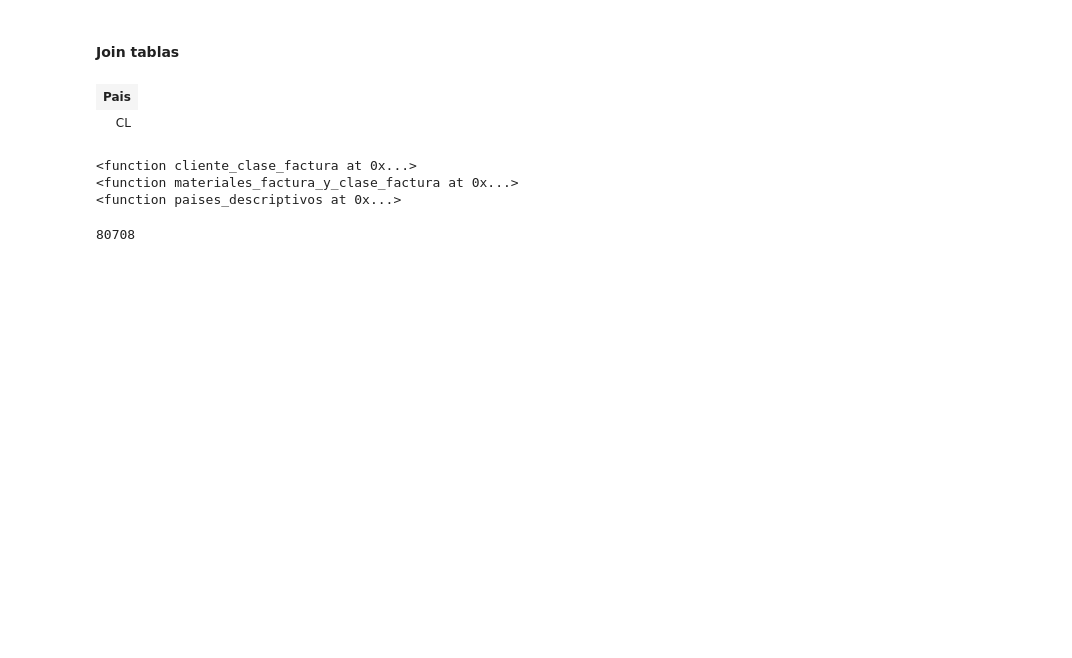
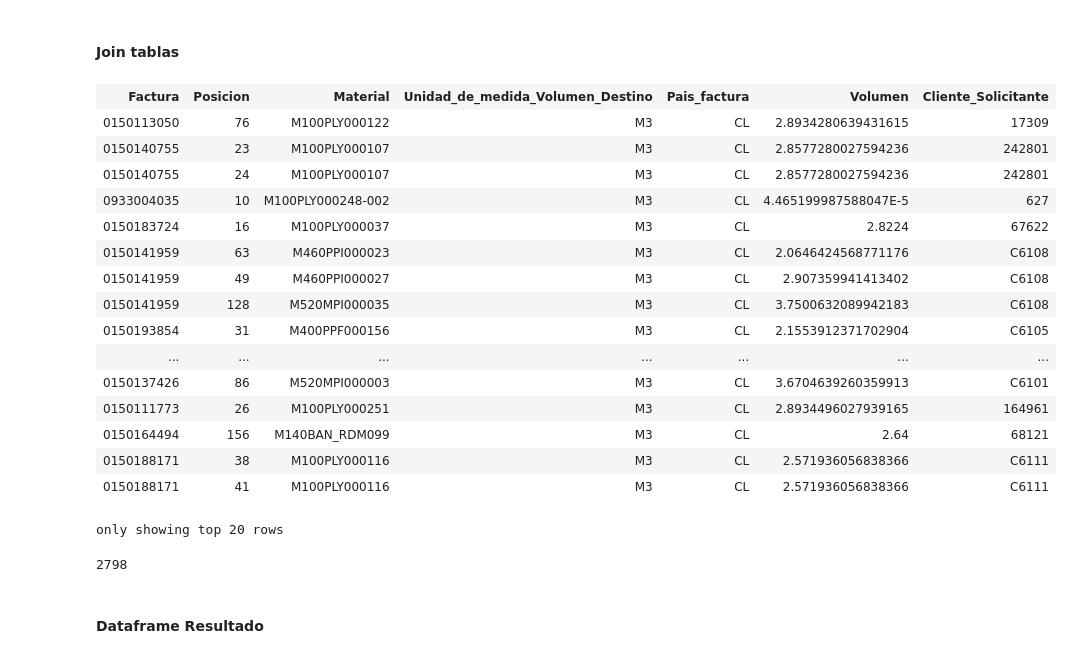
Before and after one commit to RickyCode/data-engineering-training, a Jupyter notebook: comando-4/pruebas.ipynb, the cells around one changed output. Saved outputs shown, nothing was run; the diff lists cells and outputs as text; code cells hidden in the pictures; blank space fills up the shorter version.

Commit message:
[add] avance 3 , join,  modelo dataframe final

```diff
--- a/comando-4/pruebas.ipynb
+++ b/comando-4/pruebas.ipynb
@@ -33,10 +29,16 @@ spark.conf.set('spark.sql.repl.eagerEval.maxNumRows', 20)
 
 ########################################################################################################################################
 
-dataframes_dict = {}
-dataframes_dict['metadata_de_facturas']=spark.read.parquet("/Users/tamara/Desktop/Principal/KRANIO/DESAFIO-PYTHON/dataset/bkpf_vbrk.parquet")
-dataframes_dict['facturas_por_cliente']=spark.read.parquet("/Users/tamara/Desktop/Principal/KRANIO/DESAFIO-PYTHON/dataset/vbpa_kna1.parquet")
-dataframes_dict['materiales']=spark.read.parquet("/Users/tamara/Desktop/Principal/KRANIO/DESAFIO-PYTHON/dataset/vbrp_mara_marm.parquet")
-dataframes_dict['paises']=spark.read.parquet("/Users/tamara/Desktop/Principal/KRANIO/DESAFIO-PYTHON/dataset/T005T.parquet")
+# dataframes_dict = {}
+# dataframes_dict['metadata_de_facturas']=spark.read.parquet("/Users/tamara/Desktop/Principal/KRANIO/DESAFIO-PYTHON/dataset/bkpf_vbrk.parquet")
+# dataframes_dict['facturas_por_cliente']=spark.read.parquet("/Users/tamara/Desktop/Principal/KRANIO/DESAFIO-PYTHON/dataset/vbpa_kna1.parquet")
+# dataframes_dict['materiales']=spark.read.parquet("/Users/tamara/Desktop/Principal/KRANIO/DESAFIO-PYTHON/dataset/vbrp_mara_marm.parquet")
+# dataframes_dict['paises']=spark.read.parquet("/Users/tamara/Desktop/Principal/KRANIO/DESAFIO-PYTHON/dataset/T005T.parquet")
 
 ########################################################################################################################################
+
+dataframes_dict = {}
+dataframes_dict['metadata_de_facturas']=spark.read.parquet("/Users/diego/Desktop/Tarea Python/bkpf_vbrk.parquet")
+dataframes_dict['facturas_por_cliente']=spark.read.parquet("/Users/diego/Desktop/Tarea Python/vbpa_kna1.parquet")
+dataframes_dict['materiales']=spark.read.parquet("/Users/diego/Desktop/Tarea Python/vbrp_mara_marm.parquet")
+dataframes_dict['paises']=spark.read.parquet("/Users/diego/Desktop/Tarea Python/T005T.parquet")
@@ -103,5 +92,0 @@ def paises_descriptivos(dataframes_dict):
-# %%
-dataframes_dict['add_mat_factura_y_clase_factura'].select('Pais').distinct()
-# %% [output]
-| Pais |
-| CL |
@@ -108 +127,25 @@ dataframes_dict['add_mat_factura_y_clase_factura'].select('Pais').distinct()
+# %%
+dataframes_dict['add_materiales_x_clase_factura'].where(col('Cliente_Solicitante').isNotNull())
+# %% [output]
+| Factura | Posicion | Material | Unidad_de_medida_Volumen_Destino | Pais_factura | Volumen | Cliente_Solicitante |
+| 0150113050 | 76 | M100PLY000122 | M3 | CL | 2.8934280639431615 | 17309 |
+| 0150140755 | 23 | M100PLY000107 | M3 | CL | 2.8577280027594236 | 242801 |
+| 0150140755 | 24 | M100PLY000107 | M3 | CL | 2.8577280027594236 | 242801 |
+| 0933004035 | 10 | M100PLY000248-002 | M3 | CL | 4.465199987588047E-5 | 627 |
+| 0150183724 | 16 | M100PLY000037 | M3 | CL | 2.8224 | 67622 |
+| 0150141959 | 63 | M460PPI000023 | M3 | CL | 2.0646424568771176 | C6108 |
+| 0150141959 | 49 | M460PPI000027 | M3 | CL | 2.907359941413402 | C6108 |
+| 0150141959 | 128 | M520MPI000035 | M3 | CL | 3.7500632089942183 | C6108 |
+| 0150193854 | 31 | M400PPF000156 | M3 | CL | 2.1553912371702904 | C6105 |
+| ... | ... | ... | ... | ... | ... | ... |
+| 0150137426 | 86 | M520MPI000003 | M3 | CL | 3.6704639260359913 | C6101 |
+| 0150111773 | 26 | M100PLY000251 | M3 | CL | 2.8934496027939165 | 164961 |
+| 0150164494 | 156 | M140BAN_RDM099 | M3 | CL | 2.64 | 68121 |
+| 0150188171 | 38 | M100PLY000116 | M3 | CL | 2.571936056838366 | C6111 |
+| 0150188171 | 41 | M100PLY000116 | M3 | CL | 2.571936056838366 | C6111 |
+only showing top 20 rows
+# %%
+dataframes_dict['add_facturas_clientes_x_metadata_facturas'].where(col('Cliente_Solicitante').isNotNull()).count()
+# %% [output]
+2798
 # %%
@@ -124,10 +167,2 @@ def gen_srv_desafio_python(dataframes_dict):
-# %%
-test = gen_srv_desafio_python(dataframes_dict)
-# %% [output]
-<function cliente_clase_factura at 0x...>
-<function materiales_factura_y_clase_factura at 0x...>
-<function paises_descriptivos at 0x...>
-# %%
-dataframes_dict['materiales'].count()
-# %% [output]
-80708
+# %% [markdown]
+#### Dataframe Resultado
```
Also changed, not shown: parts of 13 cells of this notebook.
